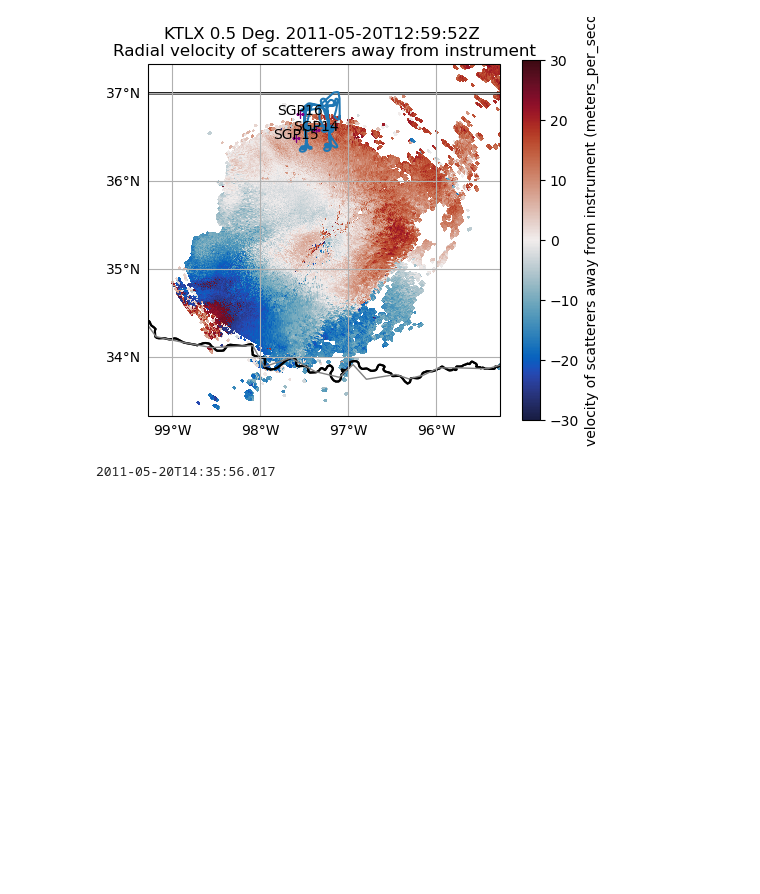
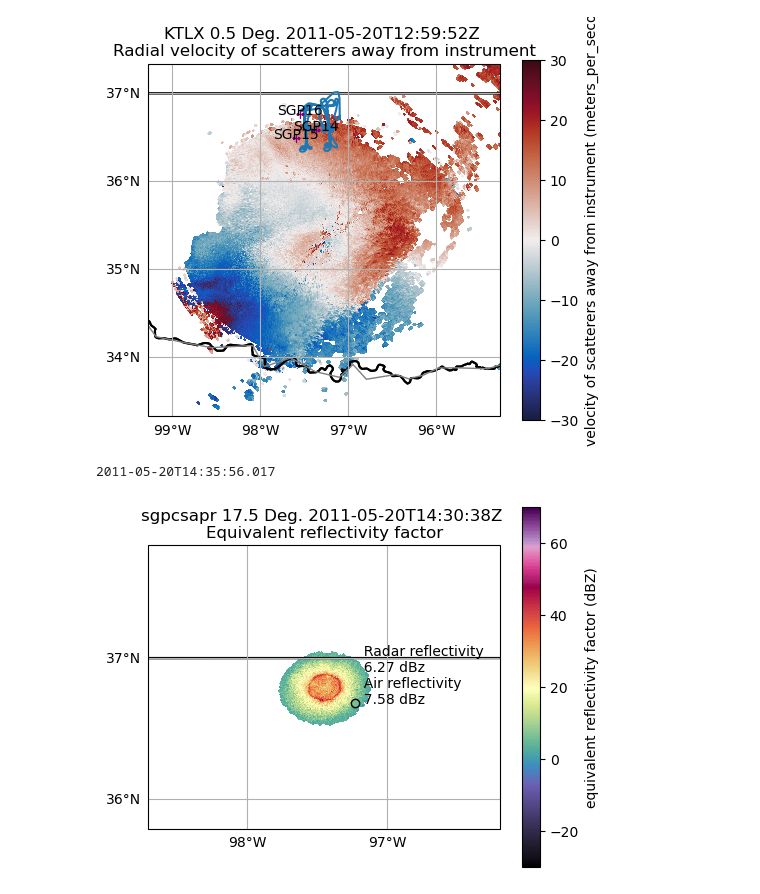
Before and after one commit to brycerrickbeil/2026-SULI-Bryce-Rickbeil, a Jupyter notebook: students/bryce_rickbeil/notebooks/track_over_radar.ipynb, the cells around one changed output. Saved outputs shown, nothing was run; the diff lists cells and outputs as text; code cells hidden in the pictures; blank space fills up the shorter version.

```diff
--- a/students/bryce_rickbeil/notebooks/track_over_radar.ipynb
+++ b/students/bryce_rickbeil/notebooks/track_over_radar.ipynb
@@ -95,3 +96,89 @@ min_time = time_dif.index(min(time_dif))
 print(cit_time[min_time])
 # %% [output]
 2011-05-20T14:35:56.017
+# %%
+#===============================================
+# This code below will generate radar PPI images
+# with citation flight tracks overlayed to then
+# be displayed with the RadCAT code that
+# visuallizes all of the data from the flight.
+#================================================
+
+# Read in navigation data from citation aircraft
+cloud_micro = xr.open_dataset('flight_data/11_05_20_Radar.nc')
+
+# Initial read in of all possible radar times that could be plotted
+with os.scandir('C-SAPR_May_20_2011/') as entries:
+    radar_files = list(entries)
+
+# List creation of all possible radar files
+radar_file_times = []
+for x in range(len(radar_files)):
+    radar_file_times.append((int(radar_files[x].name[30:36][0:2]) * 3600) + (int(radar_files[x].name[30:36][2:4]) * 60) + (int(radar_files[x].name[30:36][4:6])))
+
+for file_number in range(len(radar_files)):
+    # Code below calculates that theoretical reflectivity value given the aircraft measurement
+    # HVPS particle size distribution plot
+    hvps_data = np.array([cloud_micro.HVPS_Ch1.sel(Time = float(radar_file_times[file_number]) + .09).data[0], cloud_micro.HVPS_Ch2.sel(Time = float(radar_file_times[file_number]) + .09).data[0],
+                      cloud_micro.HVPS_Ch3.sel(Time = float(radar_file_times[file_number]) + .09).data[0], cloud_micro.HVPS_Ch4.sel(Time = float(radar_file_times[file_number]) + .09).data[0],
+                      cloud_micro.HVPS_Ch5.sel(Time = float(radar_file_times[file_number]) + .09).data[0], cloud_micro.HVPS_Ch6.sel(Time = float(radar_file_times[file_number]) + .09).data[0],
+                      cloud_micro.HVPS_Ch7.sel(Time = float(radar_file_times[file_number]) + .09).data[0], cloud_micro.HVPS_Ch8.sel(Time = float(radar_file_times[file_number]) + .09).data[0],
+                      cloud_micro.HVPS_Ch9.sel(Time = float(radar_file_times[file_number]) + .09).data[0], cloud_micro.HVPS_Ch10.sel(Time = float(radar_file_times[file_number]) + .09).data[0],
+                      cloud_micro.HVPS_Ch11.sel(Time = float(radar_file_times[file_number]) + .09).data[0], cloud_micro.HVPS_Ch12.sel(Time = float(radar_file_times[file_number]) + .09).data[0],
+                      cloud_micro.HVPS_Ch13.sel(Time = float(radar_file_times[file_number]) + .09).data[0], cloud_micro.HVPS_Ch14.sel(Time = float(radar_file_times[file_number]) + .09).data[0],
+                      cloud_micro.HVPS_Ch15.sel(Time = float(radar_file_times[file_number]) + .09).data[0], cloud_micro.HVPS_Ch16.sel(Time = float(radar_file_times[file_number]) + .09).data[0],
+                      cloud_micro.HVPS_Ch17.sel(Time = float(radar_file_times[file_number]) + .09).data[0], cloud_micro.HVPS_Ch18.sel(Time = float(radar_file_times[file_number]) + .09).data[0],
+                      cloud_micro.HVPS_Ch19.sel(Time = float(radar_file_times[file_number]) + .09).data[0], cloud_micro.HVPS_Ch20.sel(Time = float(radar_file_times[file_number]) + .09).data[0],
+                      cloud_micro.HVPS_Ch21.sel(Time = float(radar_file_times[file_number]) + .09).data[0], cloud_micro.HVPS_Ch22.sel(Time = float(radar_file_times[file_number]) + .09).data[0],
+                      cloud_micro.HVPS_Ch23.sel(Time = float(radar_file_times[file_number]) + .09).data[0], cloud_micro.HVPS_Ch24.sel(Time = float(radar_file_times[file_number]) + .09).data[0],
+                      cloud_micro.HVPS_Ch25.sel(Time = float(radar_file_times[file_number]) + .09).data[0], cloud_micro.HVPS_Ch26.sel(Time = float(radar_file_times[file_number]) + .09).data[0],
+                      cloud_micro.HVPS_Ch27.sel(Time = float(radar_file_times[file_number]) + .09).data[0], cloud_micro.HVPS_Ch28.sel(Time = float(radar_file_times[file_number]) + .09).data[0]])
+
+    hvps_bin_sizes = np.array([300, 500, 700, 900, 1100,
+                  1300, 1500, 1700, 2000, 2400,
+                  2800, 3200, 3600, 4000, 4400,
+                  4800, 5500, 6500, 7500, 8500,
+                  9500, 11000, 13000, 15000,
+                  17000, 19000, 22500, 27500])
+
+    hvps_bin_sizes = hvps_bin_sizes * .001 # Convert to mm
+    hvps_bin_sizes = hvps_bin_sizes ** 6 # Convert to D^6 for reflectivity calculation
+
+    reflec_air = hvps_data * hvps_bin_sizes
+    reflec_air = reflec_air * 1000000
+    reflec_air =  10 * np.log10(reflec_air.sum()) * .19
+
+    # This below find the aircraft sweep for the appropriate PPI map to be created
+    data = pyart.io.read('C-SAPR_May_20_2011/' + radar_files[file_number].name)
+    vert_radar_profile = pyart.util.columnsect.get_field_location(data, float(cloud_micro.POS_Lat.sel(Time = float(radar_file_times[file_number]) + .09).data[0]), float(cloud_micro.POS_Lon.sel(Time = float(radar_file_times[file_number]) + .09).data[0]))
+    sweep = np.argmin(abs(vert_radar_profile.corrected_reflectivity_horizontal.height.data - (float(cloud_micro.POS_Alt.sel(Time = float(radar_file_times[file_number]) + .09).data[0]))))
+
+
+    display = pyart.graph.RadarMapDisplay(data)
+    projection = ccrs.PlateCarree()
+
+    fig = plt.figure(figsize = (11,9))
+
+    # Reflectivity plot
+    ax = fig.add_axes([0.06, 0.50, 0.40, 0.40], projection = projection)
+    ax.add_feature(cfeature.STATES.with_scale('10m'), linewidth = 1.5, edgecolor = 'black')
+
+    a = display.plot_ppi_map('corrected_reflectivity_horizontal',
+                        ax = ax,
+                        sweep = sweep,
+                        vmin = -30,
+                        vmax = 70,
+                        cmap = 'ChaseSpectral') #Variable name
+
+    ref_val = vert_radar_profile.corrected_reflectivity_horizontal.data[sweep]
+    cmap_data = plt.colormaps['ChaseSpectral']
+    ref_val_norm = (ref_val + 30) / (100)
+    point_color = cmap_data(ref_val_norm)
+
+    ax.plot(float(cloud_micro.POS_Lon.sel(Time = float(radar_file_times[file_number]) + .09).data[0]), float(cloud_micro.POS_Lat.sel(Time = float(radar_file_times[file_number]) + .09).data[0]), color = point_color, marker = 'o', markeredgecolor='black')
+
+    label = '  Radar reflectivity ' + '\n' + '  ' + str(round(ref_val, 2)) + ' dBz' +  '\n'  + '  Air reflectivity ' + '\n' + '  ' + str(round(reflec_air, 2)) + ' dBz'
+    ax.text(float(cloud_micro.POS_Lon.sel(Time = float(radar_file_times[file_number]) + .09).data[0]), float(cloud_micro.POS_Lat.sel(Time = float(radar_file_times[file_number]) + .09).data[0]), label, fontsize=10)
+    plt.show()
+# %% [output]
+[figure, added]
```
Also changed, not shown: parts of 5 cells of this notebook, 1 other file.
